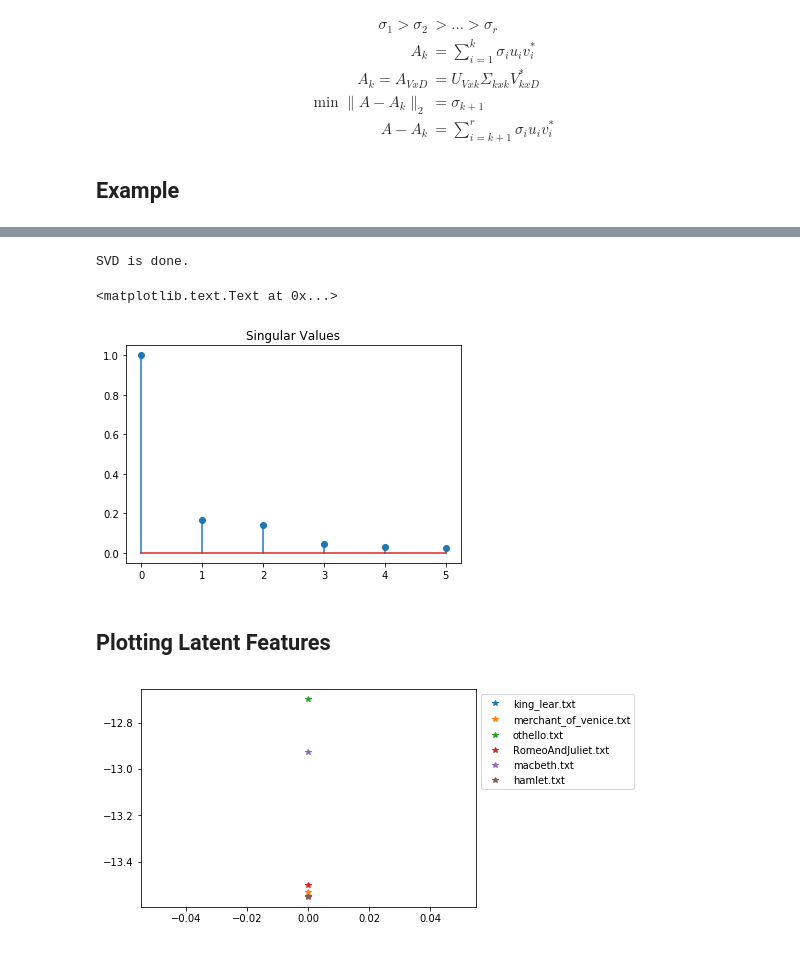
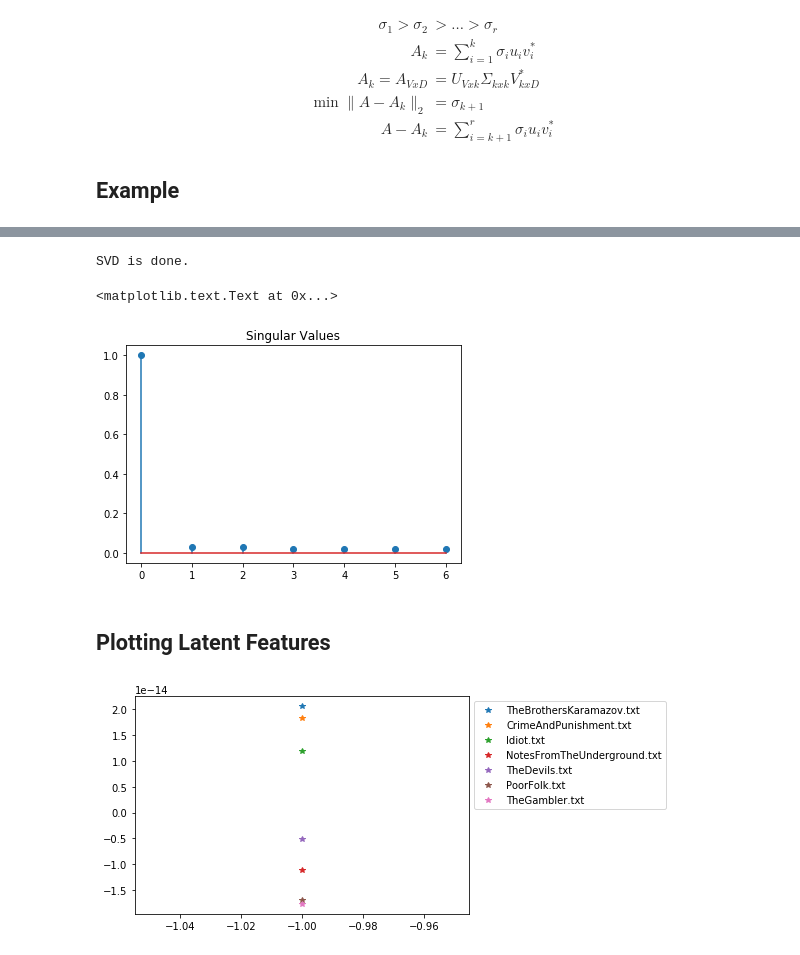
Before and after one commit to alpteko/Dostoyevsky, a Jupyter notebook: LatentSemanticAnalysis.ipynb, the cells around one changed output, grey strips where cells are left out. Cells and saved outputs as stored; diff of their text form; code cells hidden in the pictures.

```diff
--- a/LatentSemanticAnalysis.ipynb
+++ b/LatentSemanticAnalysis.ipynb
@@ -15,7 +15,7 @@ from nltk.stem.porter import PorterStemmer
 from matplotlib import pyplot as plt
 import numpy as np
 
-root_dir = 'SheakspearDS'
+root_dir = 'DostoyevskyDS'
 token_dict = {}
 stemmer = PorterStemmer()
 f_list = []
@@ -133,17 +135,17 @@ plt.title('Singular Values')
 # %% [output]
 SVD is done.
 <matplotlib.text.Text at 0x...>
-[figure, old version]
+[figure, new version]
 # %% [markdown]
 ## Plotting Latent Features
 # %%
 plt.figure(3)
 U = np.dot(U, np.diag(s))
 a = U[:,0:2]
 for i in range(T):
     d = np.sqrt(a[i,0]*a[i,0] + a[i,1]*a[i,1])
-    plt.plot(a[i,0],'*',label=f_list[i])
+    plt.plot(a[i,0]/d,a[i,1]/d,'*',label=f_list[i])
 plt.legend(loc='upper left', prop={'size':10}, bbox_to_anchor=(1,1))
 plt.show()
 # %% [output]
-[figure, old version]
+[figure, new version]
```
Also changed, not shown: parts of 2 cells of this notebook.
